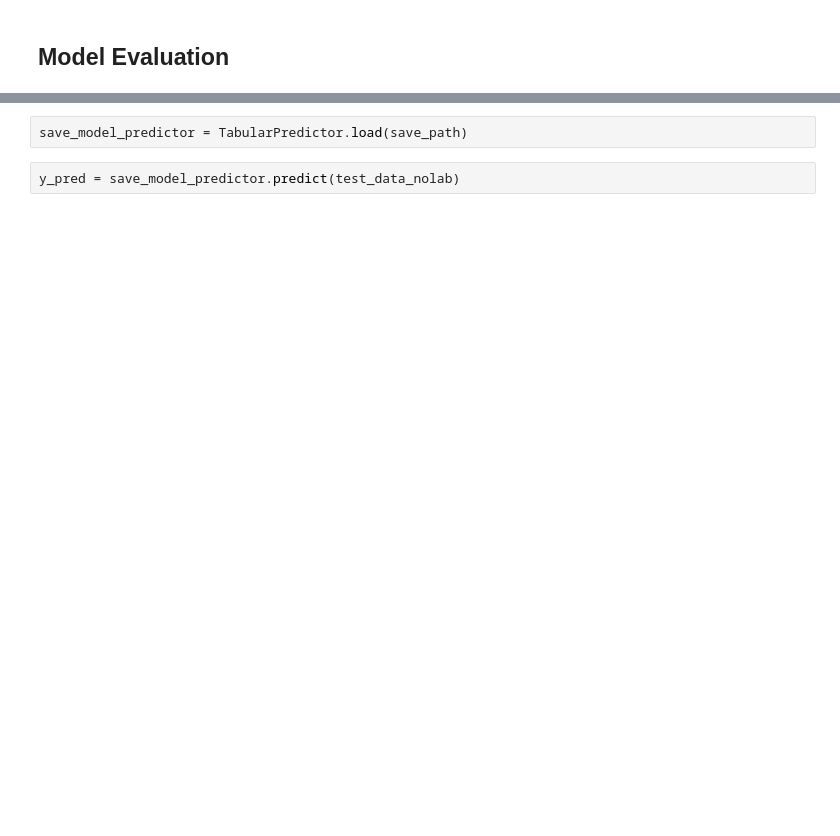
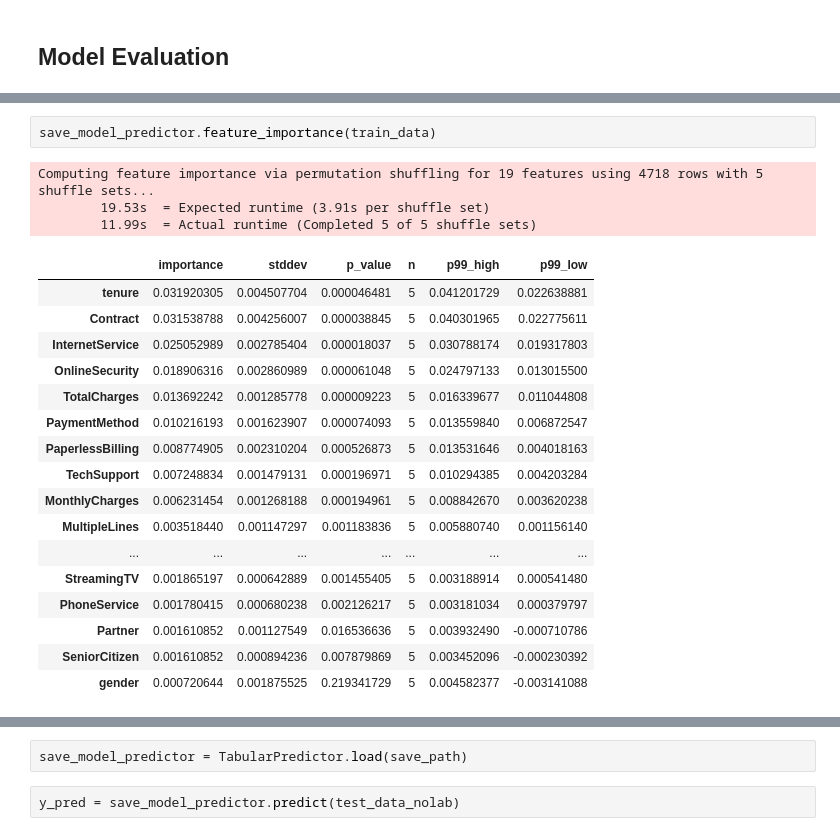
Before and after one commit to Moyosadejacob/Telco_customer_churn, a Jupyter notebook: experimentation.ipynb, the cells around one changed output, grey strips where cells are left out. Cells and saved outputs as stored; diff of their text form; blank space fills up the shorter version.

```diff
--- a/experimentation.ipynb
+++ b/experimentation.ipynb
@@ -232,0 +318,23 @@ test_data_nolab.head()
+# %%
+save_model_predictor.feature_importance(train_data)
+# %% [output]
+Computing feature importance via permutation shuffling for 19 features using 4718 rows with 5 shuffle sets...
+        19.53s  = Expected runtime (3.91s per shuffle set)
+        11.99s  = Actual runtime (Completed 5 of 5 shuffle sets)
+|  | importance | stddev | p_value | n | p99_high | p99_low |
+| tenure | 0.031920305 | 0.004507704 | 0.000046481 | 5 | 0.041201729 | 0.022638881 |
+| Contract | 0.031538788 | 0.004256007 | 0.000038845 | 5 | 0.040301965 | 0.022775611 |
+| InternetService | 0.025052989 | 0.002785404 | 0.000018037 | 5 | 0.030788174 | 0.019317803 |
+| OnlineSecurity | 0.018906316 | 0.002860989 | 0.000061048 | 5 | 0.024797133 | 0.013015500 |
+| TotalCharges | 0.013692242 | 0.001285778 | 0.000009223 | 5 | 0.016339677 | 0.011044808 |
+| PaymentMethod | 0.010216193 | 0.001623907 | 0.000074093 | 5 | 0.013559840 | 0.006872547 |
+| PaperlessBilling | 0.008774905 | 0.002310204 | 0.000526873 | 5 | 0.013531646 | 0.004018163 |
+| TechSupport | 0.007248834 | 0.001479131 | 0.000196971 | 5 | 0.010294385 | 0.004203284 |
+| MonthlyCharges | 0.006231454 | 0.001268188 | 0.000194961 | 5 | 0.008842670 | 0.003620238 |
+| MultipleLines | 0.003518440 | 0.001147297 | 0.001183836 | 5 | 0.005880740 | 0.001156140 |
+| ... | ... | ... | ... | ... | ... | ... |
+| StreamingTV | 0.001865197 | 0.000642889 | 0.001455405 | 5 | 0.003188914 | 0.000541480 |
+| PhoneService | 0.001780415 | 0.000680238 | 0.002126217 | 5 | 0.003181034 | 0.000379797 |
+| Partner | 0.001610852 | 0.001127549 | 0.016536636 | 5 | 0.003932490 | -0.000710786 |
+| SeniorCitizen | 0.001610852 | 0.000894236 | 0.007879869 | 5 | 0.003452096 | -0.000230392 |
+| gender | 0.000720644 | 0.001875525 | 0.219341729 | 5 | 0.004582377 | -0.003141088 |
```
Also changed, not shown: parts of 33 cells of this notebook, 3 other files.
